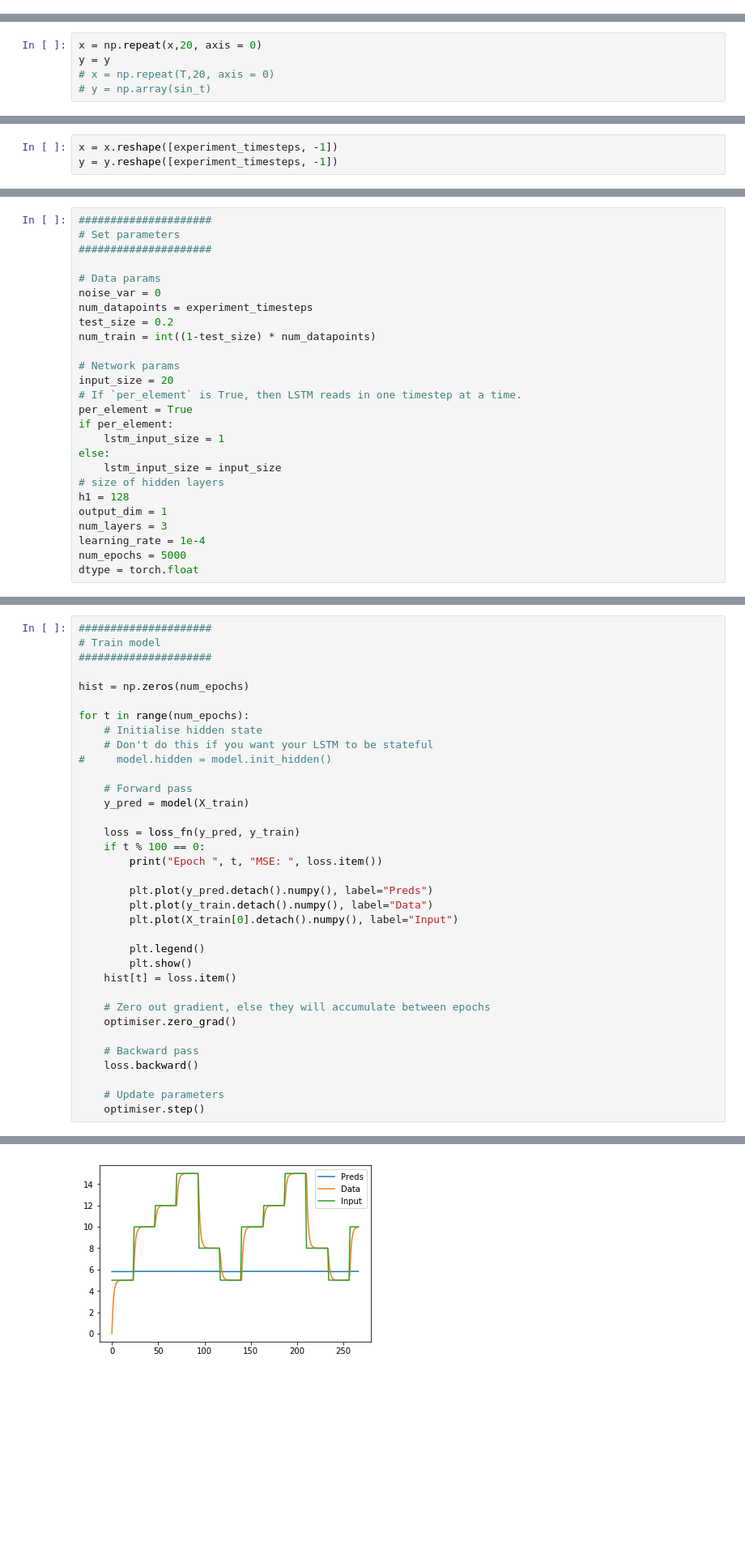
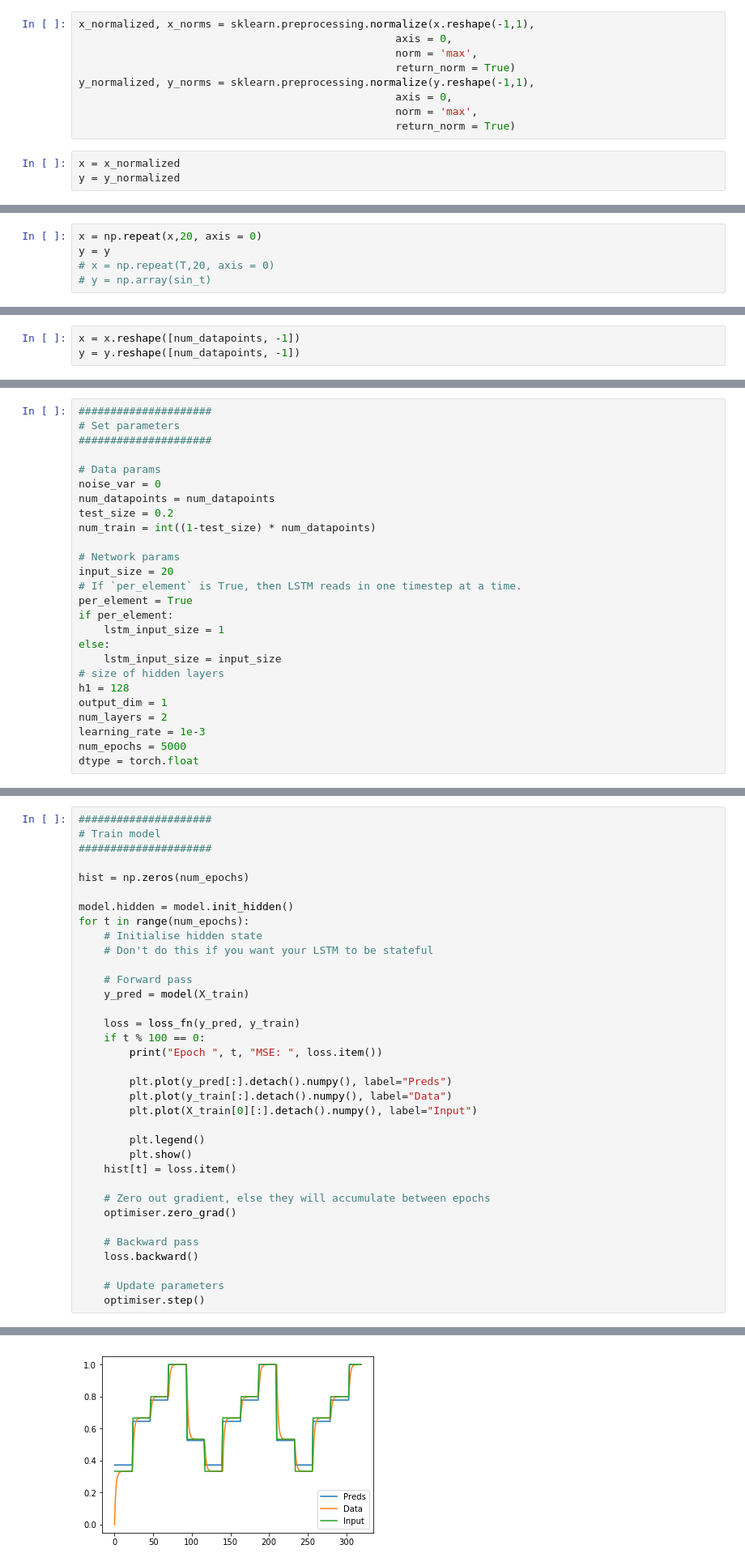
Before and after one commit to KushnirDmytro/identification_of_dynamic_system_parameters_using_nn, a Jupyter notebook: lstms_current_best.ipynb, the cells around one changed output, grey strips where cells are left out. Shown at 81% size. Saved outputs shown, nothing was run; the diff lists cells and outputs as text; blank space fills up the shorter version.

Commit message:
Added ARIMA model example added normalisation from sklearn added reading from files requirements.txt updated simulation update is cosmetic

```diff
--- a/lstms_current_best.ipynb
+++ b/lstms_current_best.ipynb
@@ -67,0 +78,12 @@ plt.plot(sin_t)
+# %%
+x_normalized, x_norms = sklearn.preprocessing.normalize(x.reshape(-1,1),
+                                                  axis = 0,
+                                                  norm = 'max',
+                                                  return_norm = True)
+y_normalized, y_norms = sklearn.preprocessing.normalize(y.reshape(-1,1),
+                                                  axis = 0,
+                                                  norm = 'max',
+                                                  return_norm = True)
+# %%
+x = x_normalized
+y = y_normalized
@@ -77,3 +108,3 @@ x.shape
 # %%
-x = x.reshape([experiment_timesteps, -1])
-y = y.reshape([experiment_timesteps, -1])
+x = x.reshape([num_datapoints, -1])
+y = y.reshape([num_datapoints, -1])
@@ -84,7 +119,7 @@ y = y.reshape([experiment_timesteps, -1])
 
 # Data params
 noise_var = 0
-num_datapoints = experiment_timesteps
+num_datapoints = num_datapoints
 test_size = 0.2
 num_train = int((1-test_size) * num_datapoints)
 
@@ -99,7 +134,7 @@ else:
 # size of hidden layers
 h1 = 128
 output_dim = 1
-num_layers = 3
-learning_rate = 1e-4
+num_layers = 2
+learning_rate = 1e-3
 num_epochs = 5000
 dtype = torch.float
@@ -240,10 +223,10 @@ Sequence(
 
 hist = np.zeros(num_epochs)
 
+model.hidden = model.init_hidden()
 for t in range(num_epochs):
     # Initialise hidden state
     # Don't do this if you want your LSTM to be stateful
-#     model.hidden = model.init_hidden()
 
     # Forward pass
     y_pred = model(X_train)
@@ -252,9 +235,9 @@ for t in range(num_epochs):
     if t % 100 == 0:
         print("Epoch ", t, "MSE: ", loss.item())
 
-        plt.plot(y_pred.detach().numpy(), label="Preds")
-        plt.plot(y_train.detach().numpy(), label="Data")
-        plt.plot(X_train[0].detach().numpy(), label="Input")
+        plt.plot(y_pred[:].detach().numpy(), label="Preds")
+        plt.plot(y_train[:].detach().numpy(), label="Data")
+        plt.plot(X_train[0][:].detach().numpy(), label="Input")
 
         plt.legend()
         plt.show()
@@ -275 +258 @@ Epoch  100 MSE:  6804.5244140625
-[figure, old version]
+[figure, new version]
```
Also changed, not shown: parts of 35 cells of this notebook, 8 other files.
